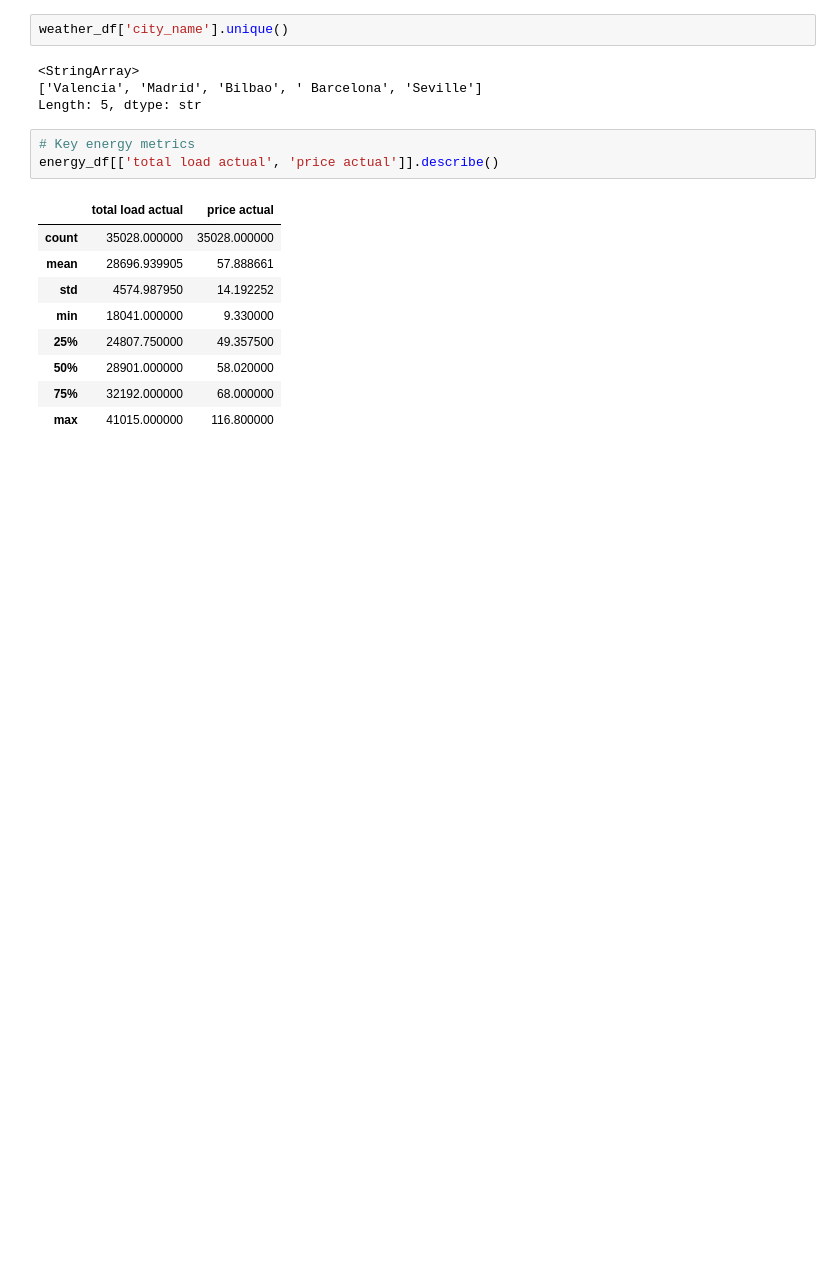
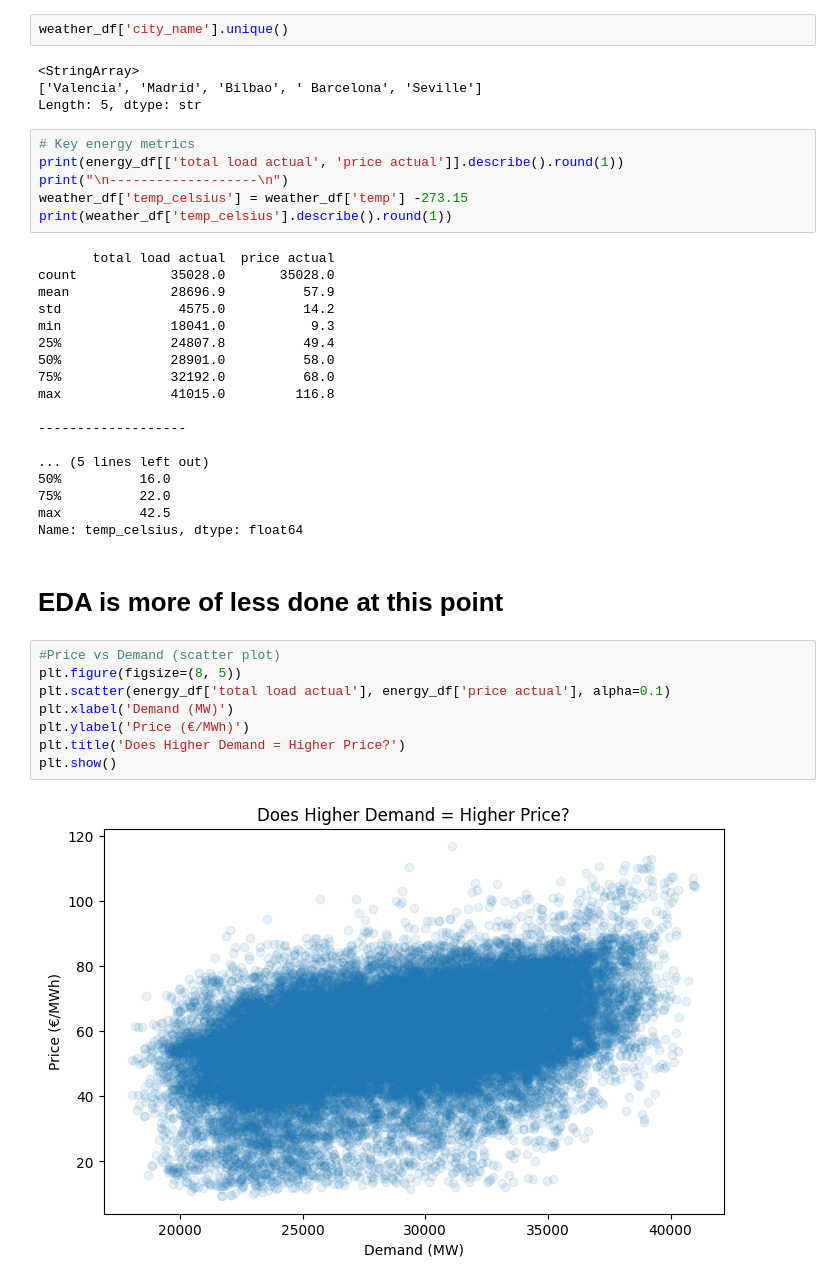
Before and after one commit to AhadAliBaig/Energy-Demand-generation-and-weather, a Jupyter notebook: notebooks/data_exploration.ipynb, the cells around one changed output. Drawn from its saved outputs; the diff is of its cells as text; blank space fills up the shorter version.

```diff
--- a/notebooks/data_exploration.ipynb
+++ b/notebooks/data_exploration.ipynb
@@ -86,14 +86,37 @@ weather_df['city_name'].unique()
 Length: 5, dtype: str
 # %%
 # Key energy metrics
-energy_df[['total load actual', 'price actual']].describe()
+print(energy_df[['total load actual', 'price actual']].describe().round(1))
+print("\n-------------------\n")
+weather_df['temp_celsius'] = weather_df['temp'] -273.15
+print(weather_df['temp_celsius'].describe().round(1))
 # %% [output]
-|  | total load actual | price actual |
-| count | 35028.000000 | 35028.000000 |
-| mean | 28696.939905 | 57.888661 |
-| std | 4574.987950 | 14.192252 |
-| min | 18041.000000 | 9.330000 |
-| 25% | 24807.750000 | 49.357500 |
-| 50% | 28901.000000 | 58.020000 |
-| 75% | 32192.000000 | 68.000000 |
-| max | 41015.000000 | 116.800000 |
+       total load actual  price actual
+count            35028.0       35028.0
+mean             28696.9          57.9
+std               4575.0          14.2
+min              18041.0           9.3
+25%              24807.8          49.4
+50%              28901.0          58.0
+75%              32192.0          68.0
+max              41015.0         116.8
+
+-------------------
+
+... (5 lines left out)
+50%          16.0
+75%          22.0
+max          42.5
+Name: temp_celsius, dtype: float64
+# %% [markdown]
+# EDA is more of less done at this point
+# %%
+#Price vs Demand (scatter plot)
+plt.figure(figsize=(8, 5))
+plt.scatter(energy_df['total load actual'], energy_df['price actual'], alpha=0.1)
+plt.xlabel('Demand (MW)')
+plt.ylabel('Price (€/MWh)')
+plt.title('Does Higher Demand = Higher Price?')
+plt.show()
+# %% [output]
+[figure, added]
```
Also changed, not shown: parts of 4 cells of this notebook, 2 other files.
